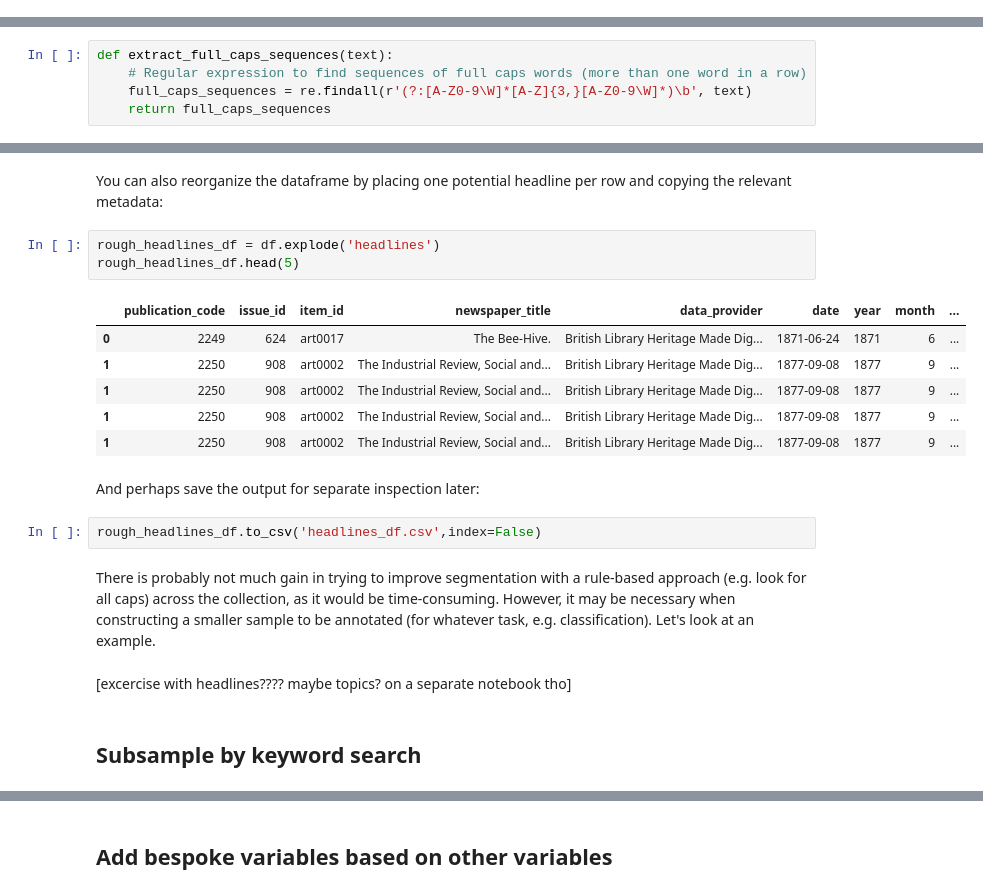
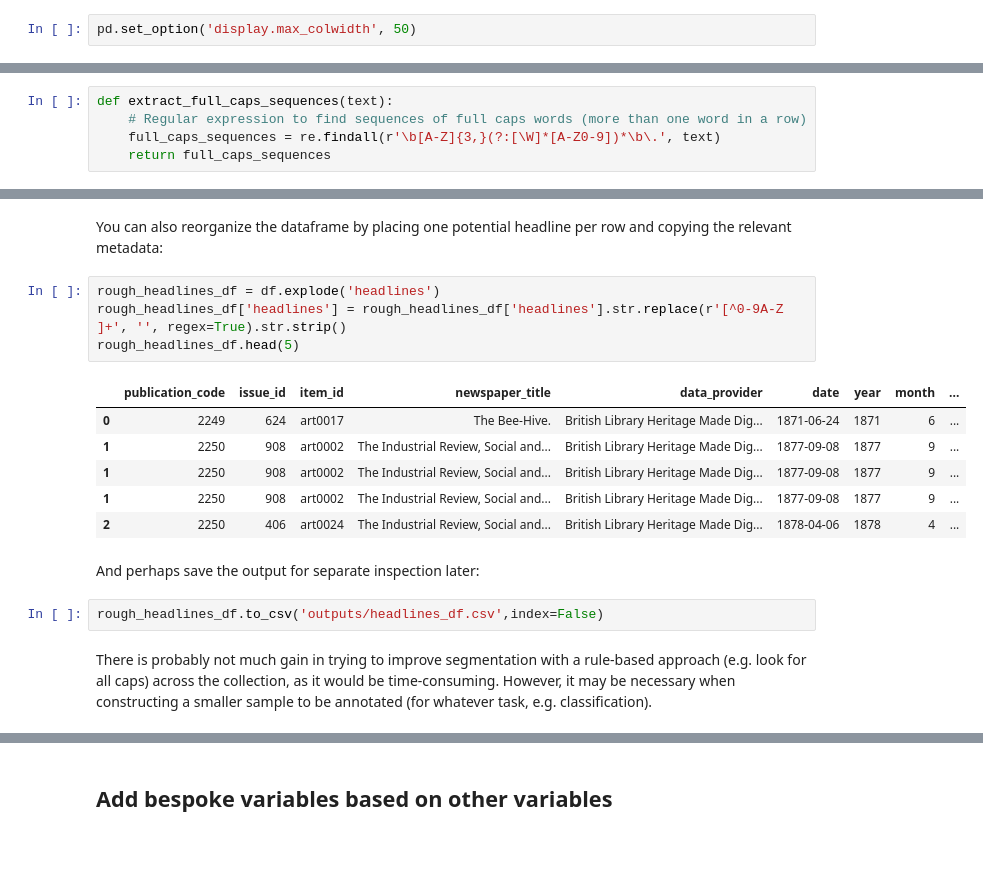
Before and after one commit to npedrazzini/lancaster-newspaper-workshop, a Jupyter notebook: news_text_1_manipulate_variables.ipynb, the cells around one changed output, grey strips where cells are left out. Saved outputs shown, nothing was run; the diff lists cells and outputs as text; blank space fills up the shorter version.

```diff
--- a/news_text_1_manipulate_variables.ipynb
+++ b/news_text_1_manipulate_variables.ipynb
@@ -136,3 +176,5 @@ First create a subset with only items with > 500 words:
 long_articles_df = df[df['word_count'] > 500].reset_index(drop='index')
 # %% [markdown]
 Have a look at some random 'articles' from our sample (change the number in square brackets):
+# %%
+pd.set_option('display.max_colwidth', 50)
@@ -147,5 +216,5 @@ import re
 # %%
 def extract_full_caps_sequences(text):
     # Regular expression to find sequences of full caps words (more than one word in a row)
-    full_caps_sequences = re.findall(r'(?:[A-Z0-9\W]*[A-Z]{3,}[A-Z0-9\W]*)\b', text)
+    full_caps_sequences = re.findall(r'\b[A-Z]{3,}(?:[\W]*[A-Z0-9])*\b\.', text)
     return full_caps_sequences
@@ -201,21 +273,18 @@ df['headlines'] = df['text'].apply(extract_full_caps_sequences)
 You can also reorganize the dataframe by placing one potential headline per row and copying the relevant metadata:
 # %%
 rough_headlines_df = df.explode('headlines')
+rough_headlines_df['headlines'] = rough_headlines_df['headlines'].str.replace(r'[^0-9A-Z ]+', '', regex=True).str.strip()
 rough_headlines_df.head(5)
 # %% [output]
 |  | publication_code | issue_id | item_id | newspaper_title | data_provider | date | year | month | ... |
 | 0 | 2249 | 624 | art0017 | The Bee-Hive. | British Library Heritage Made Dig... | 1871-06-24 | 1871 | 6 | ... |
 | 1 | 2250 | 908 | art0002 | The Industrial Review, Social and... | British Library Heritage Made Dig... | 1877-09-08 | 1877 | 9 | ... |
 | 1 | 2250 | 908 | art0002 | The Industrial Review, Social and... | British Library Heritage Made Dig... | 1877-09-08 | 1877 | 9 | ... |
 | 1 | 2250 | 908 | art0002 | The Industrial Review, Social and... | British Library Heritage Made Dig... | 1877-09-08 | 1877 | 9 | ... |
-| 1 | 2250 | 908 | art0002 | The Industrial Review, Social and... | British Library Heritage Made Dig... | 1877-09-08 | 1877 | 9 | ... |
+| 2 | 2250 | 406 | art0024 | The Industrial Review, Social and... | British Library Heritage Made Dig... | 1878-04-06 | 1878 | 4 | ... |
 # %% [markdown]
 And perhaps save the output for separate inspection later:
 # %%
-rough_headlines_df.to_csv('headlines_df.csv',index=False)
+rough_headlines_df.to_csv('outputs/headlines_df.csv',index=False)
 # %% [markdown]
-There is probably not much gain in trying to improve segmentation with a rule-based approach (e.g. look for all caps) across the collection, as it would be time-consuming. However, it may be necessary when constructing a smaller sample to be annotated (for whatever task, e.g. classification). Let's look at an example.
+There is probably not much gain in trying to improve segmentation with a rule-based approach (e.g. look for all caps) across the collection, as it would be time-consuming. However, it may be necessary when constructing a smaller sample to be annotated (for whatever task, e.g. classification).
-# %% [markdown]
-[excercise with headlines???? maybe topics? on a separate notebook tho]
-# %% [markdown]
-## Subsample by keyword search
```
Also changed, not shown: parts of 76 cells of this notebook, 3 other files.
